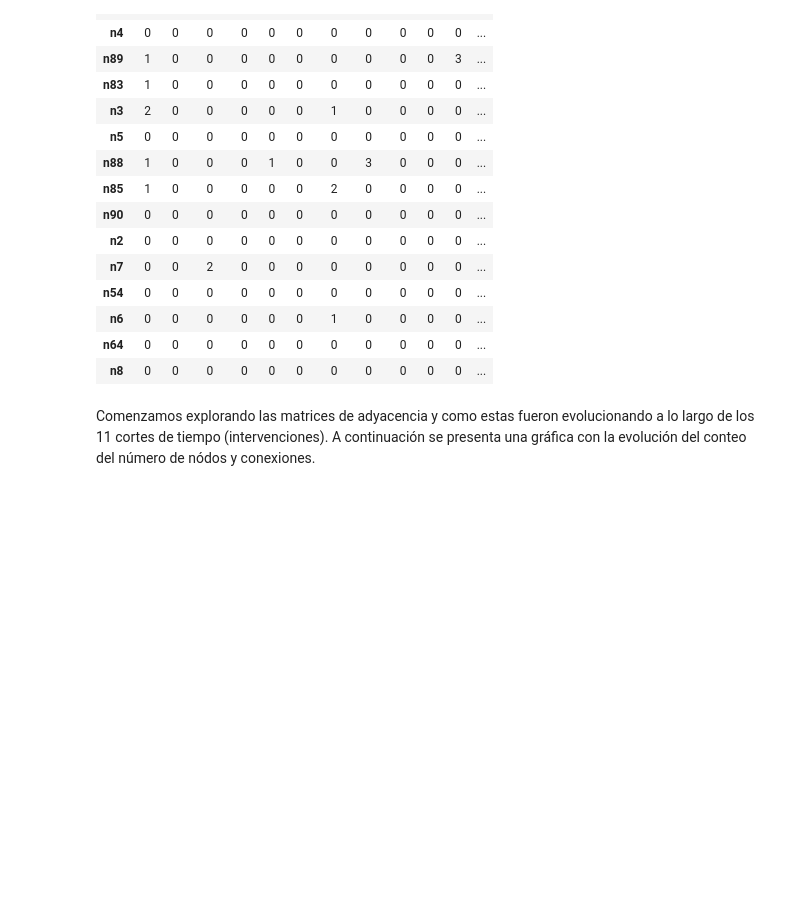
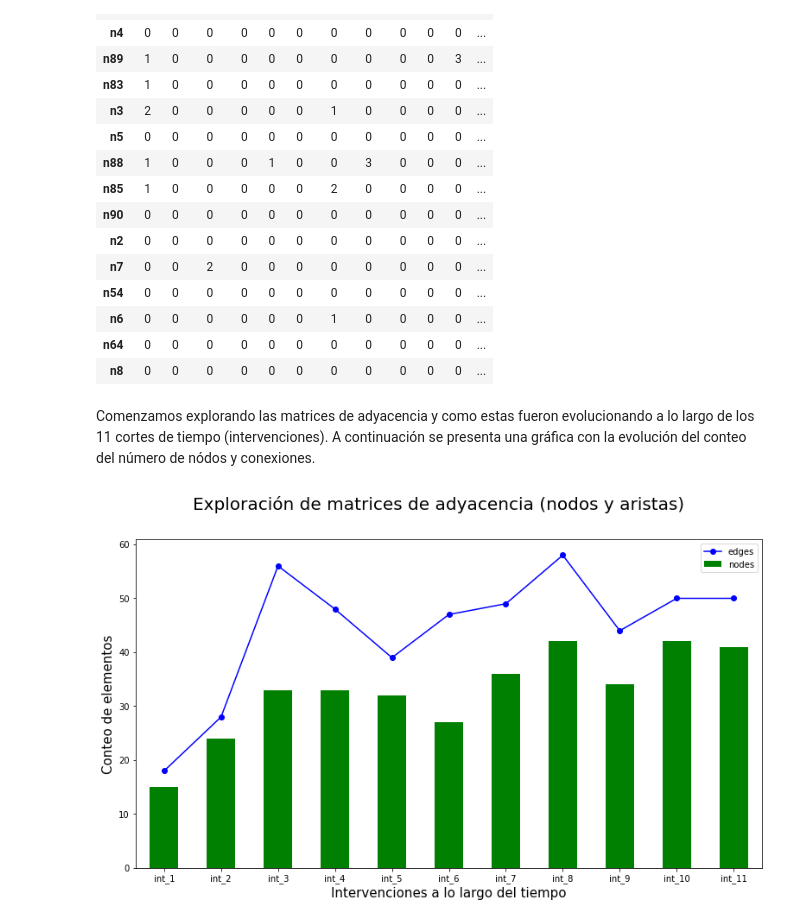
Before and after one commit to santibatte/criminal_communities, a Jupyter notebook: _robdir/caviar/caviar_est.ipynb, the cells around one changed output. Saved outputs shown, nothing was run; the diff lists cells and outputs as text; code cells hidden in the pictures; blank space fills up the shorter version.

```diff
--- a/_robdir/caviar/caviar_est.ipynb
+++ b/_robdir/caviar/caviar_est.ipynb
@@ -48,3 +46,7 @@ phases[1]
 | n8 | 0 | 0 | 0 | 0 | 0 | 0 | 0 | 0 | 0 | 0 | 0 | ... |
 # %% [markdown]
 Comenzamos explorando las matrices de adyacencia y como estas fueron evolucionando a lo largo de los 11 cortes de tiempo (intervenciones). A continuación se presenta una gráfica con la evolución del conteo del número de nódos y conexiones.
+# %%
+adys_in_time_plot(G)
+# %% [output]
+[figure, added]
```
Also changed, not shown: parts of 1 cell of this notebook.
